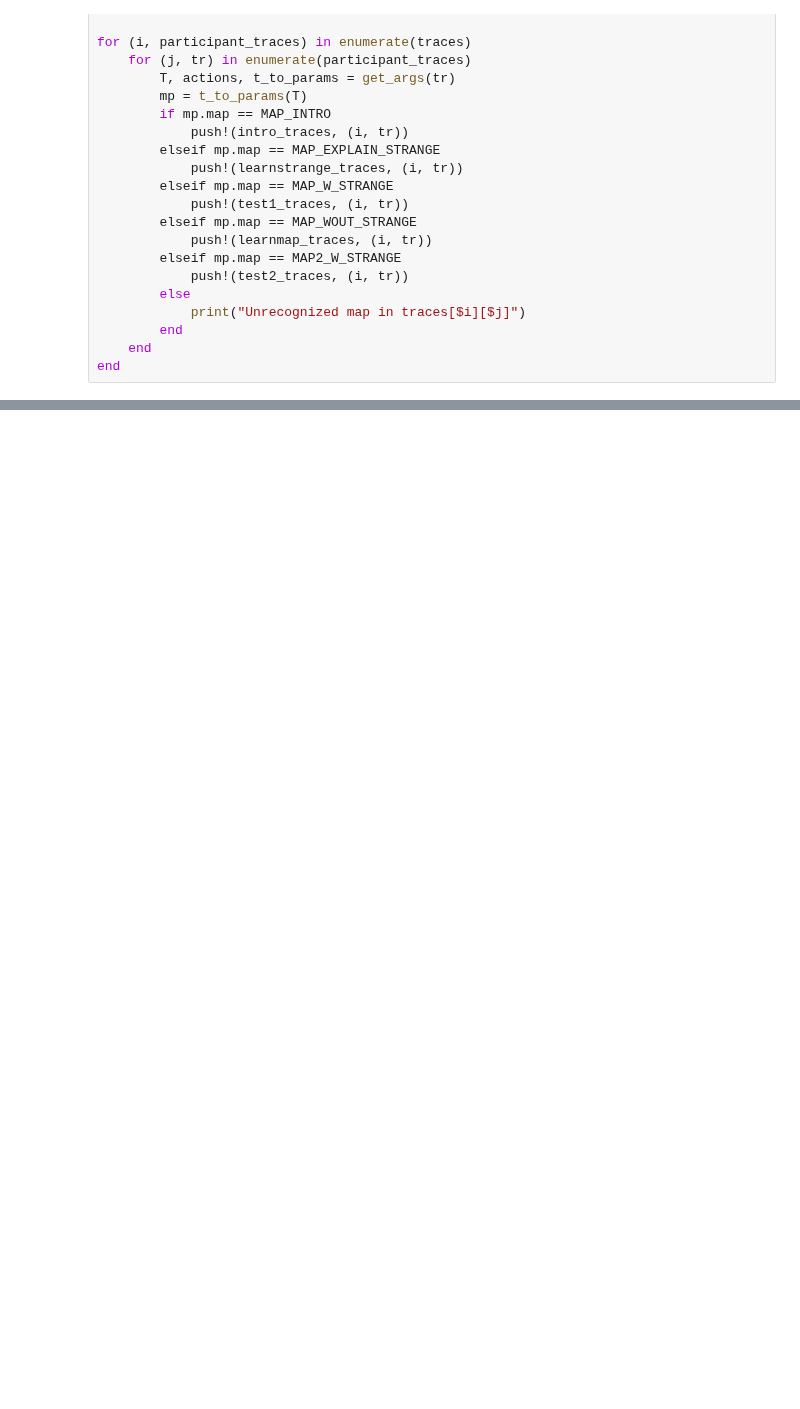
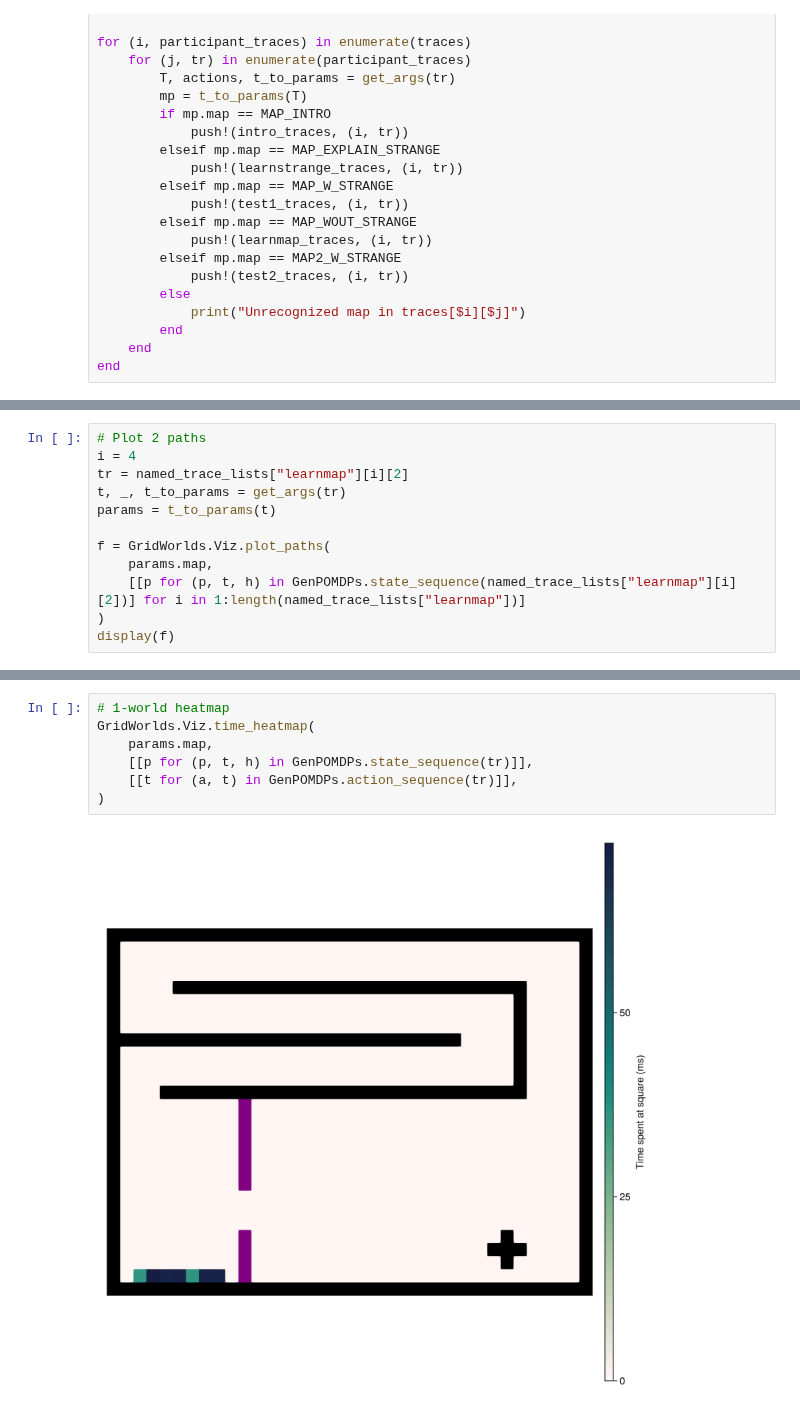
Before and after one commit to probcomp/tasks2D, a Jupyter notebook: notebooks_messy/Analysis.ipynb, the cells around one changed output, grey strips where cells are left out. Cells and saved outputs as stored; diff of their text form; blank space fills up the shorter version.

```diff
--- a/notebooks_messy/Analysis.ipynb
+++ b/notebooks_messy/Analysis.ipynb
@@ -461,0 +488,12 @@ Dict{String, Int64} with 5 entries:
+# %%
+# Plot 2 paths
+i = 4
+tr = named_trace_lists["learnmap"][i][2]
+t, _, t_to_params = get_args(tr)
+params = t_to_params(t)
+
+f = GridWorlds.Viz.plot_paths(
+    params.map,
+    [[p for (p, t, h) in GenPOMDPs.state_sequence(named_trace_lists["learnmap"][i][2])] for i in 1:length(named_trace_lists["learnmap"])]
+)
+display(f)
@@ -461,0 +524,9 @@ Dict{String, Int64} with 5 entries:
+# %%
+# 1-world heatmap
+GridWorlds.Viz.time_heatmap(
+    params.map,
+    [[p for (p, t, h) in GenPOMDPs.state_sequence(tr)]],
+    [[t for (a, t) in GenPOMDPs.action_sequence(tr)]],
+)
+# %% [output]
+[figure, added]
```
Also changed, not shown: parts of 23 cells of this notebook, 1 other file.
